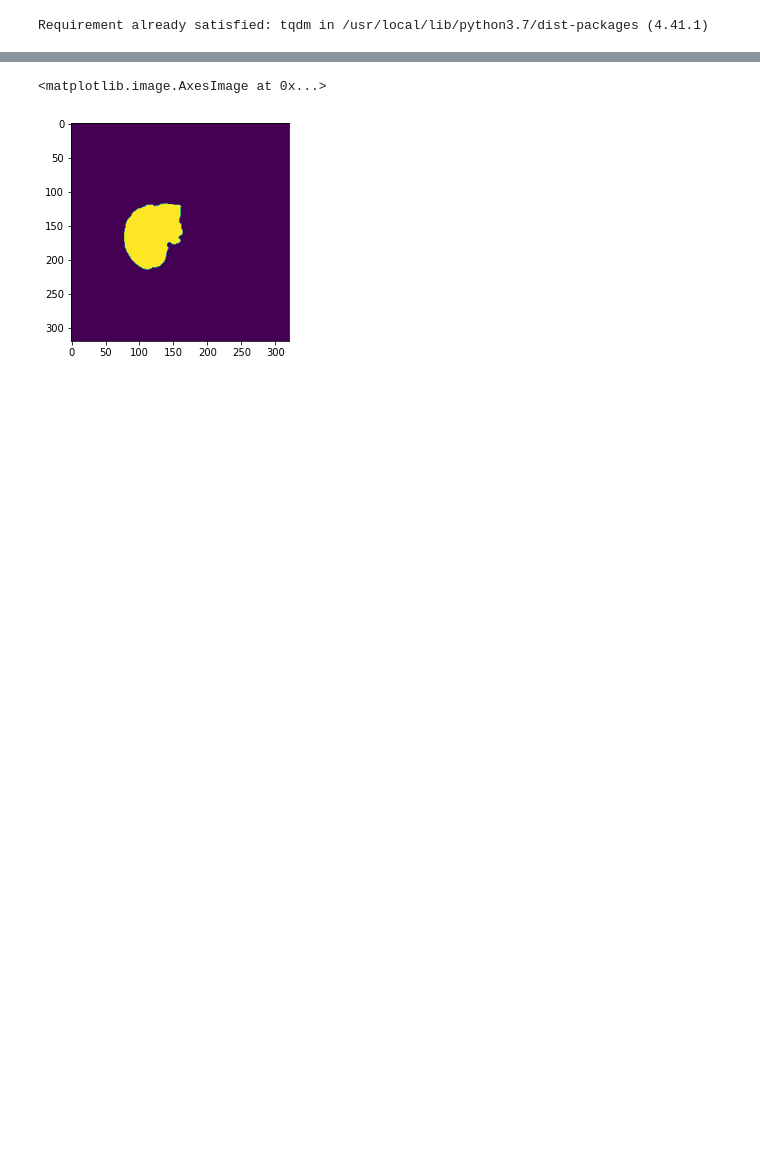
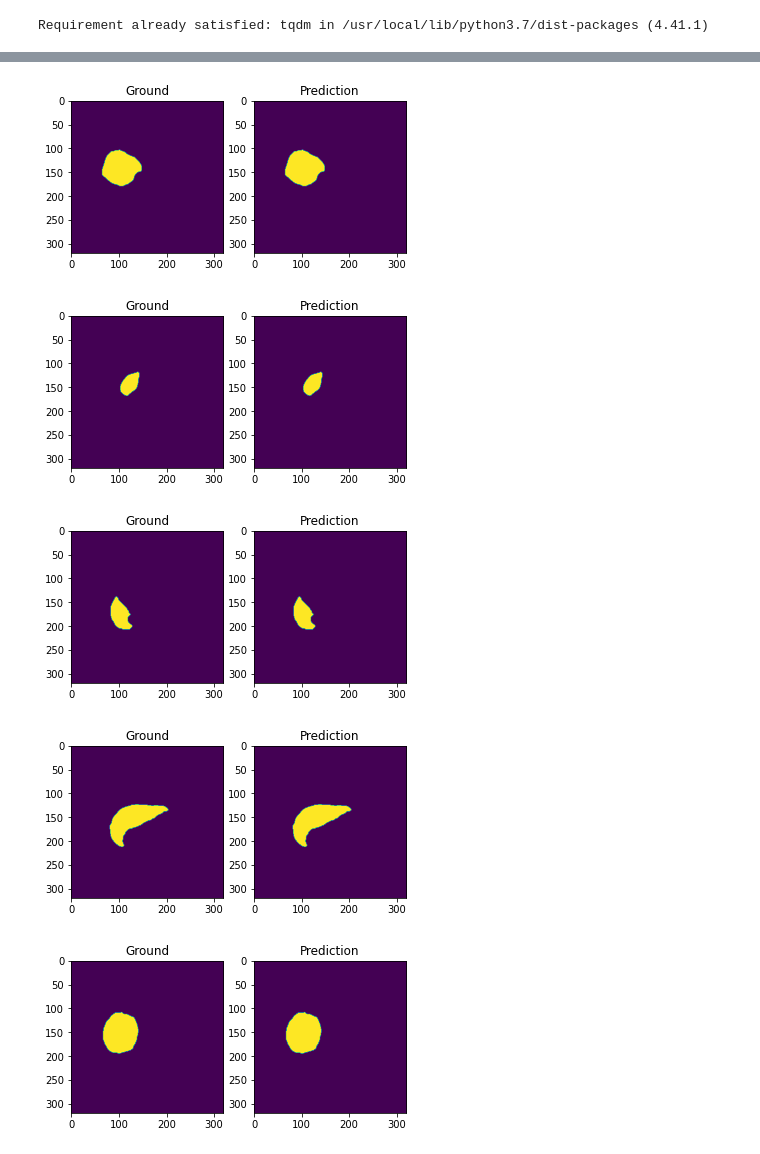
Before and after one commit to amalkoodoruth/deep-learning-for-pkd-patients, a Jupyter notebook: beta/example.ipynb, the cells around one changed output, grey strips where cells are left out. Cells and saved outputs as stored; diff of their text form; code cells hidden in the pictures; blank space fills up the shorter version.

```diff
--- a/beta/example.ipynb
+++ b/beta/example.ipynb
@@ -300,5 +352,14 @@ ground[0].shape
-# %%
-plt.imshow(ground[0])
-# %% [output]
-<matplotlib.image.AxesImage at 0x...>
-[figure, removed]
+# %%
+for idx in range(len(sample_preds)):
+
+  f, axarr = plt.subplots(1,2)
+  axarr[0].imshow(sample_ground[idx])
+  axarr[0].title.set_text('Ground')
+  axarr[1].imshow(sample_preds[idx])
+  axarr[1].title.set_text('Prediction')
+# %% [output]
+[figure, added]
+[figure, added]
+[figure, added]
+[figure, added]
+[figure, added]
```
Also changed, not shown: parts of 19 cells of this notebook, 3 other files.
